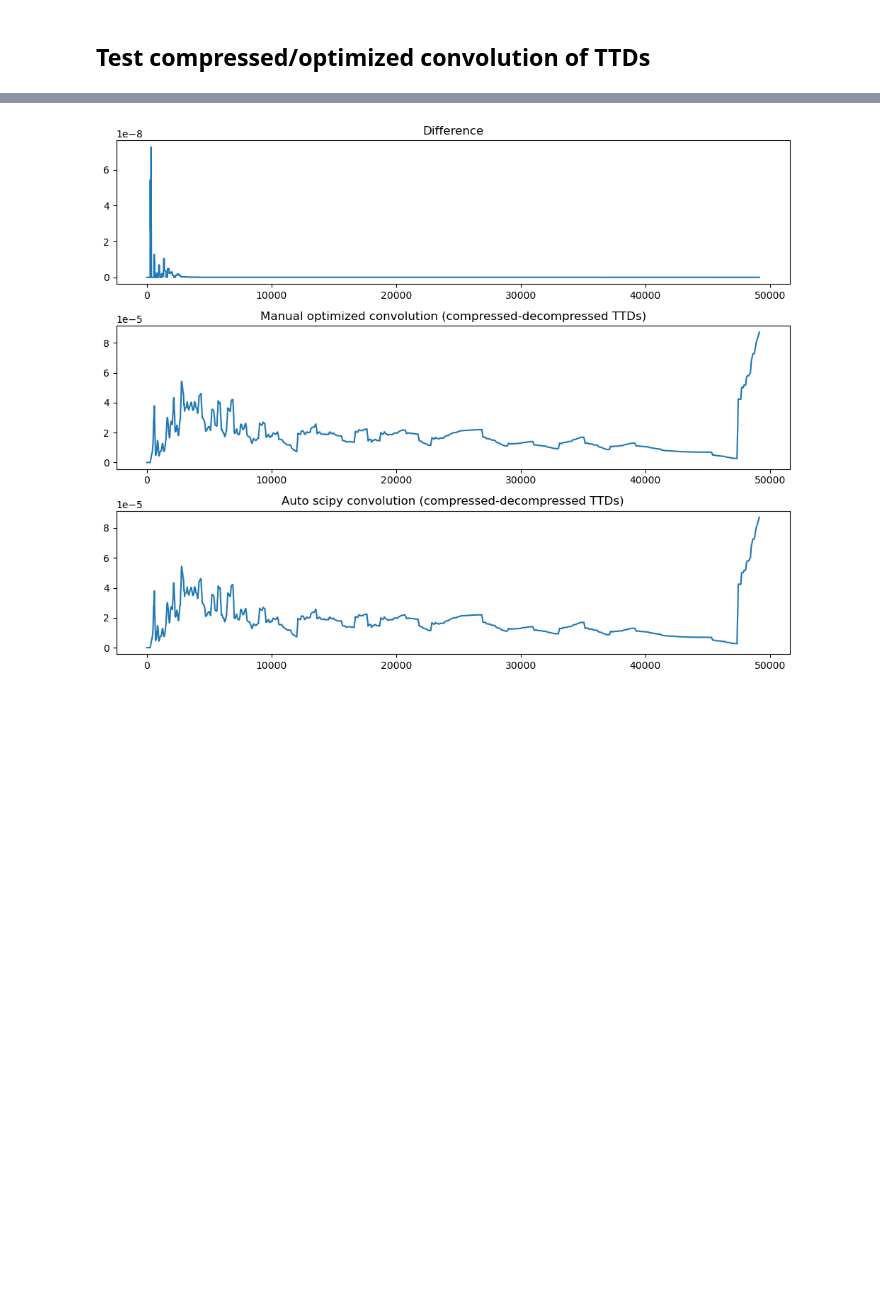
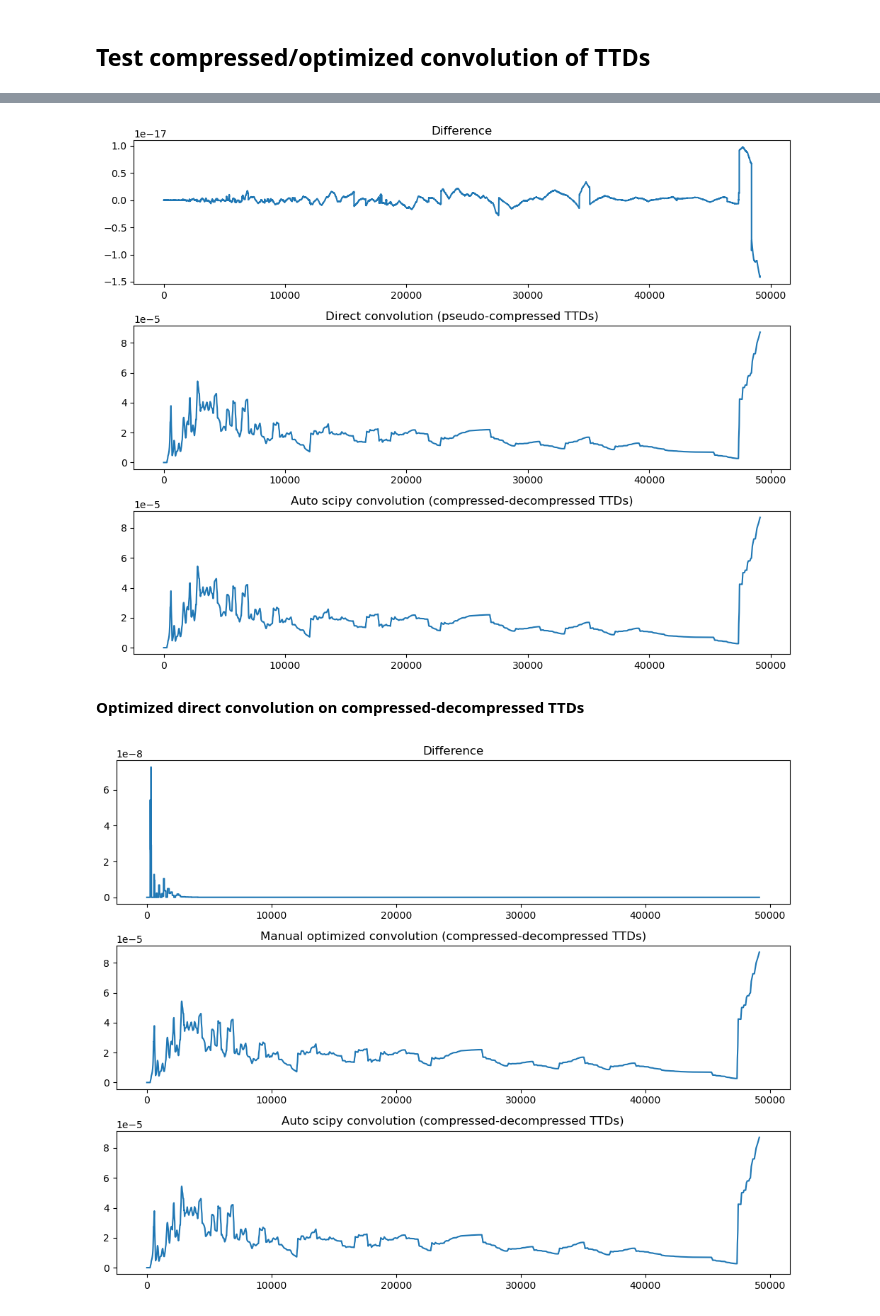
Before and after one commit to rmiazza/buckets_chain, a Jupyter notebook: buckets_chain_spinup_conc_conv_test.ipynb, the cells around one changed output, grey strips where cells are left out. Saved outputs shown, nothing was run; the diff lists cells and outputs as text; code cells hidden in the pictures; blank space fills up the shorter version.

```diff
--- a/buckets_chain_spinup_conc_conv_test.ipynb
+++ b/buckets_chain_spinup_conc_conv_test.ipynb
@@ -433 +462,37 @@ p_Q_l_temp_comp_conv = weighted_convolution(p_S_u_temp_comp, p_S_l_temp_comp)
+# %%
+# Initialize convolved TTD
+p_Q_l_temp_comp_conv_true = np.zeros(T_thresh)
+
+# Size array age classes
+age_classes_len = a * int(n)
+
+# Reverse array
+p_S_l_temp_comp_rev = np.flip(p_S_l_temp_comp)
+
+# Compute convolution, extention is performed in-line
+for T in range(T_thresh):
+    p_Q_l_temp_comp_conv_true[T] = np.dot(np.flip(p_S_l_temp_comp[ind_p_S_var_step[:T+1]]), p_S_u_temp_comp[ind_p_S_var_step[:T+1]])
+# %%
+fig, axs = plt.subplots(3,1,figsize=(10,8))
+
+# Expand compressed TTDs
+p_S_u_temp_comp_expan = p_S_u_temp_comp[ind_p_S_var_step]
+p_S_l_temp_comp_expan = p_S_l_temp_comp[ind_p_S_var_step]
+
+p_Q_l_temp = scipy.signal.convolve(p_S_l_temp_comp_expan, p_S_u_temp_comp_expan, mode='full', method='fft')[:T_thresh]
+
+axs[0].plot(p_Q_l_temp - p_Q_l_temp_comp_conv_true)
+axs[1].plot(p_Q_l_temp_comp_conv_true)
+axs[2].plot(p_Q_l_temp)
+
+axs[0].set_title('Difference')
+axs[1].set_title('Direct convolution (pseudo-compressed TTDs)')
+axs[2].set_title('Auto scipy convolution (compressed-decompressed TTDs)')
+
+
+fig.tight_layout()
+# %% [output]
+[figure, added]
+# %% [markdown]
+**Optimized direct convolution on compressed-decompressed TTDs**
 # %%
```
Also changed, not shown: parts of 26 cells of this notebook.
